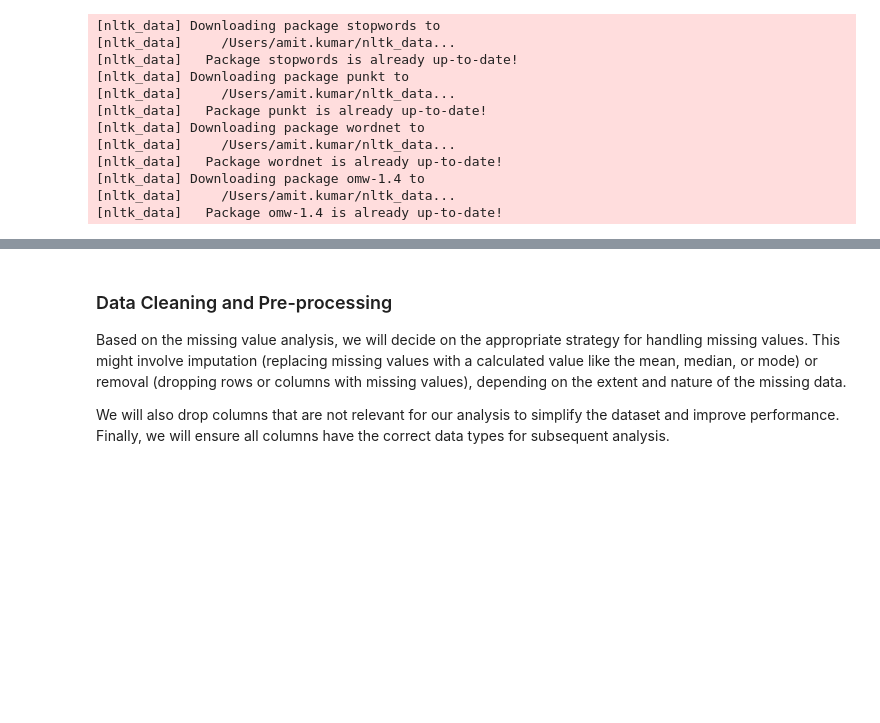
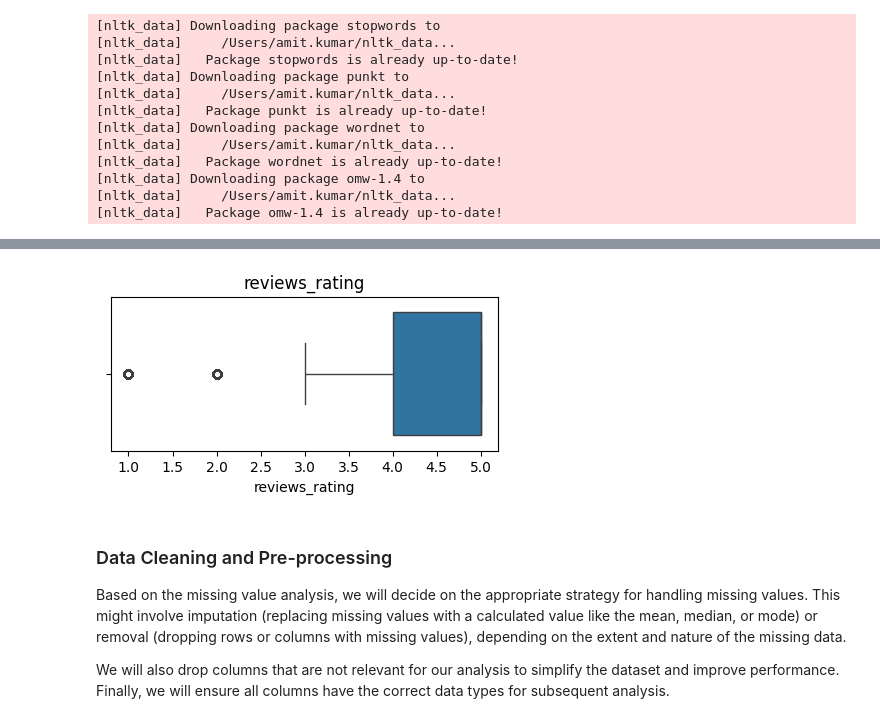
Before and after one commit to amitkmrjha/sentiment-based-recommendation-system, a Jupyter notebook: sentiment-based-recommendation-system.ipynb, the cells around one changed output, grey strips where cells are left out. Saved outputs shown, nothing was run; the diff lists cells and outputs as text; code cells hidden in the pictures; blank space fills up the shorter version.

```diff
--- a/sentiment-based-recommendation-system.ipynb
+++ b/sentiment-based-recommendation-system.ipynb
@@ -109,3 +322,7 @@ dtype: int64
+# %%
+plot_outliers(df)
+# %% [output]
+[figure, added]
 # %% [markdown]
 ### Data Cleaning and Pre-processing
 
```
Also changed, not shown: parts of 18 cells of this notebook, 4 other files.
